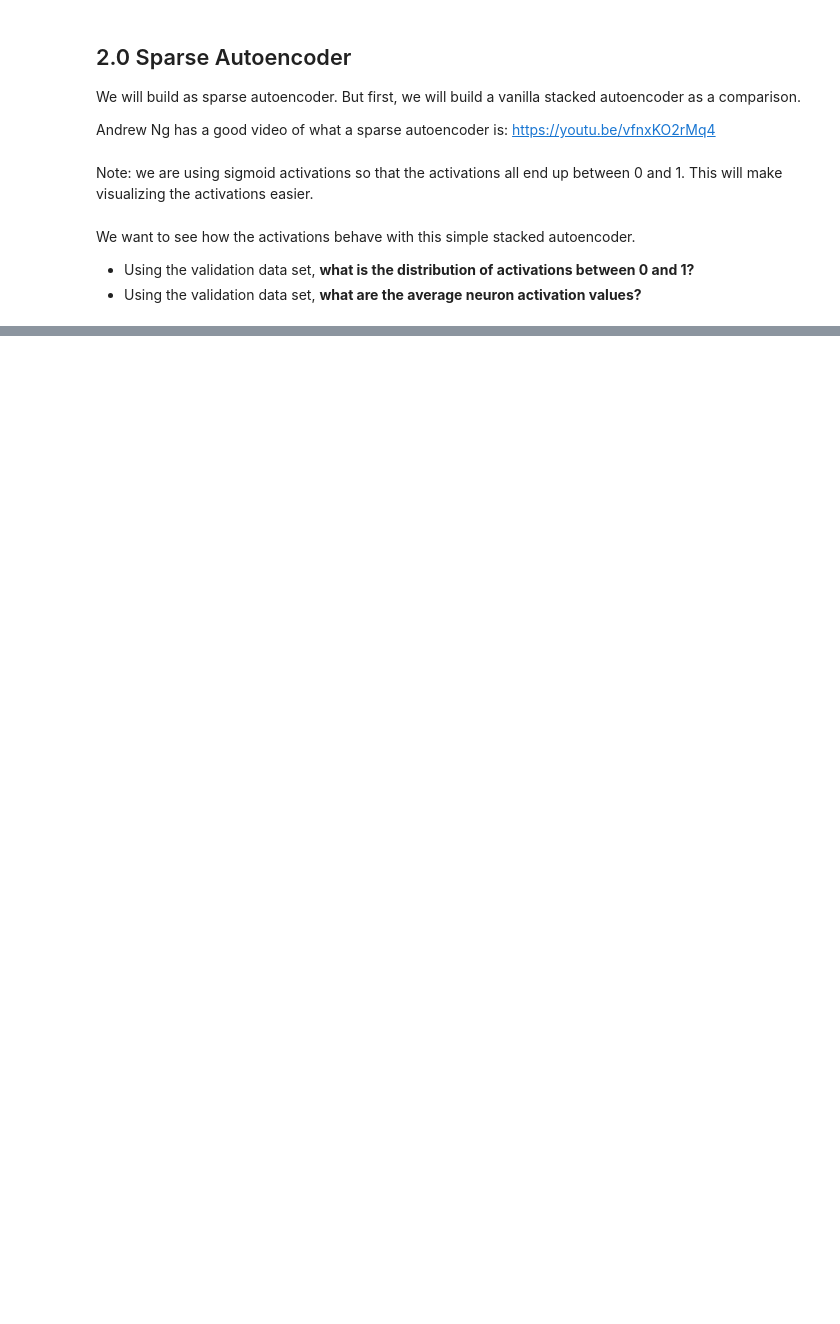
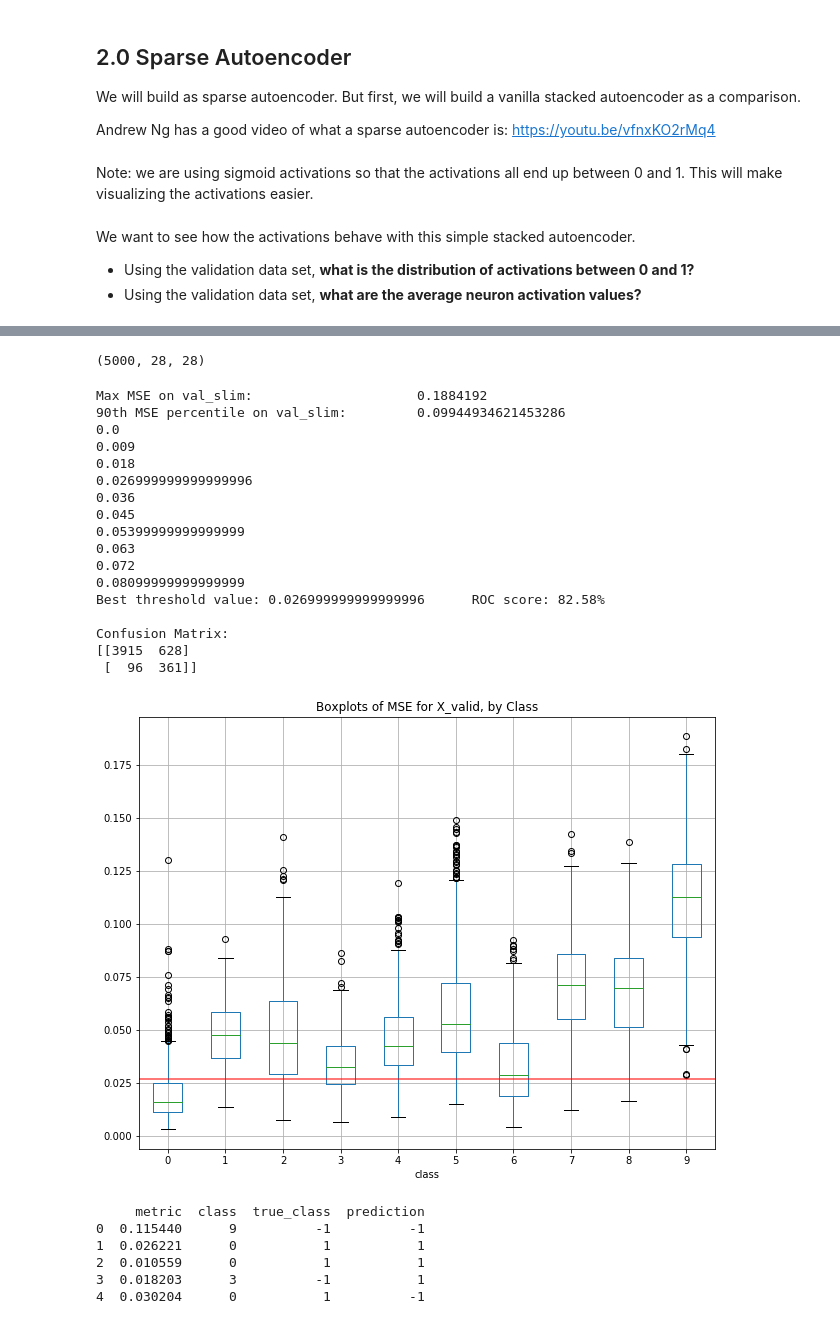
Before and after one commit to tvhahn/autoencoder-sandbox, a Jupyter notebook: notebooks/6.0-autoencoder-anomaly-detection.ipynb, the cells around one changed output, grey strips where cells are left out. Drawn from its saved outputs; the diff is of its cells as text; code cells hidden in the pictures; blank space fills up the shorter version.

Commit message:
created class for testing model

```diff
--- a/notebooks/6.0-autoencoder-anomaly-detection.ipynb
+++ b/notebooks/6.0-autoencoder-anomaly-detection.ipynb
@@ -161,17 +139,0 @@ We will use KL Divergence to target the sparsity of 10%, rather than 0%
-# %%
-# plot the regulizers (from Geron book)
-p = 0.1
-q = np.linspace(0.001, 0.999, 500)
-kl_div = p * np.log(p / q) + (1 - p) * np.log((1 - p) / (1 - q))
-mse = (p - q)**2
-mae = np.abs(p - q)
-plt.plot([p, p], [0, 0.3], "k:")
-plt.text(0.05, 0.32, "Target\nsparsity", fontsize=14)
-plt.plot(q, kl_div, "b-", label="KL divergence")
-plt.plot(q, mae, "g--", label=r"MAE ($\ell_1$)")
-plt.plot(q, mse, "r--", linewidth=1, label=r"MSE ($\ell_2$)")
-plt.legend(loc="upper left", fontsize=14)
-plt.xlabel("Actual sparsity")
-plt.ylabel("Cost", rotation=0)
-plt.axis([0, 1, 0, 0.95])
-plt.show()
@@ -314,0 +481,31 @@ def create_df_reconstruction(rmse_val, y_val, metric, class_to_remove, threshold
+# %%
+model = SelectModel(sparse_kl_ae, X_val, y_val, X_val_slim, class_to_remove)
+# %% [output]
+(5000, 28, 28)
+# %%
+df = model.compare_select_method()
+# %% [output]
+Max MSE on val_slim:                     0.1884192
+90th MSE percentile on val_slim:         0.09944934621453286
+0.0
+0.009
+0.018
+0.026999999999999996
+0.036
+0.045
+0.05399999999999999
+0.063
+0.072
+0.08099999999999999
+Best threshold value: 0.026999999999999996      ROC score: 82.58%
+
+Confusion Matrix:
+[[3915  628]
+ [  96  361]]
+[figure, added]
+     metric  class  true_class  prediction
+0  0.115440      9          -1          -1
+1  0.026221      0           1           1
+2  0.010559      0           1           1
+3  0.018203      3          -1           1
+4  0.030204      0           1          -1
```
Also changed, not shown: parts of 32 cells of this notebook.
